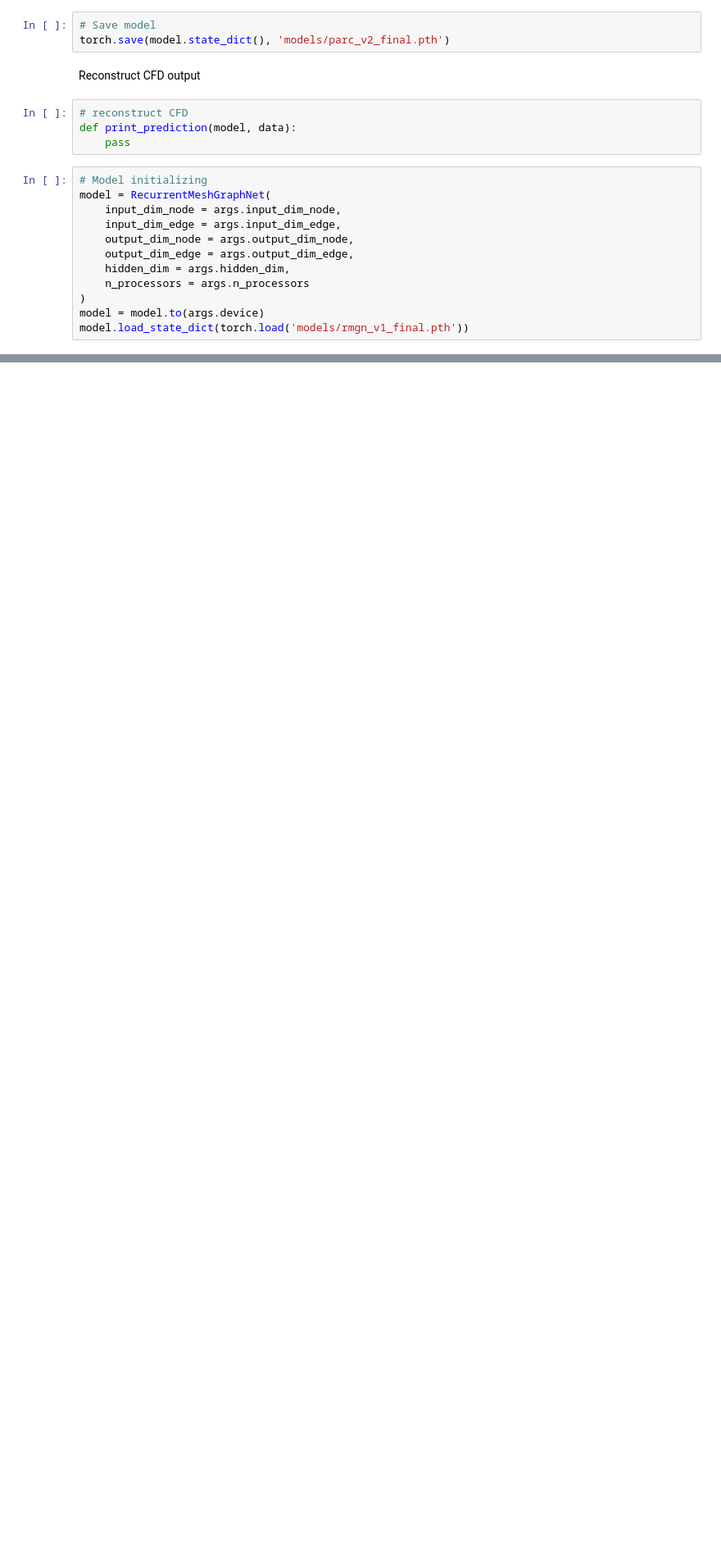
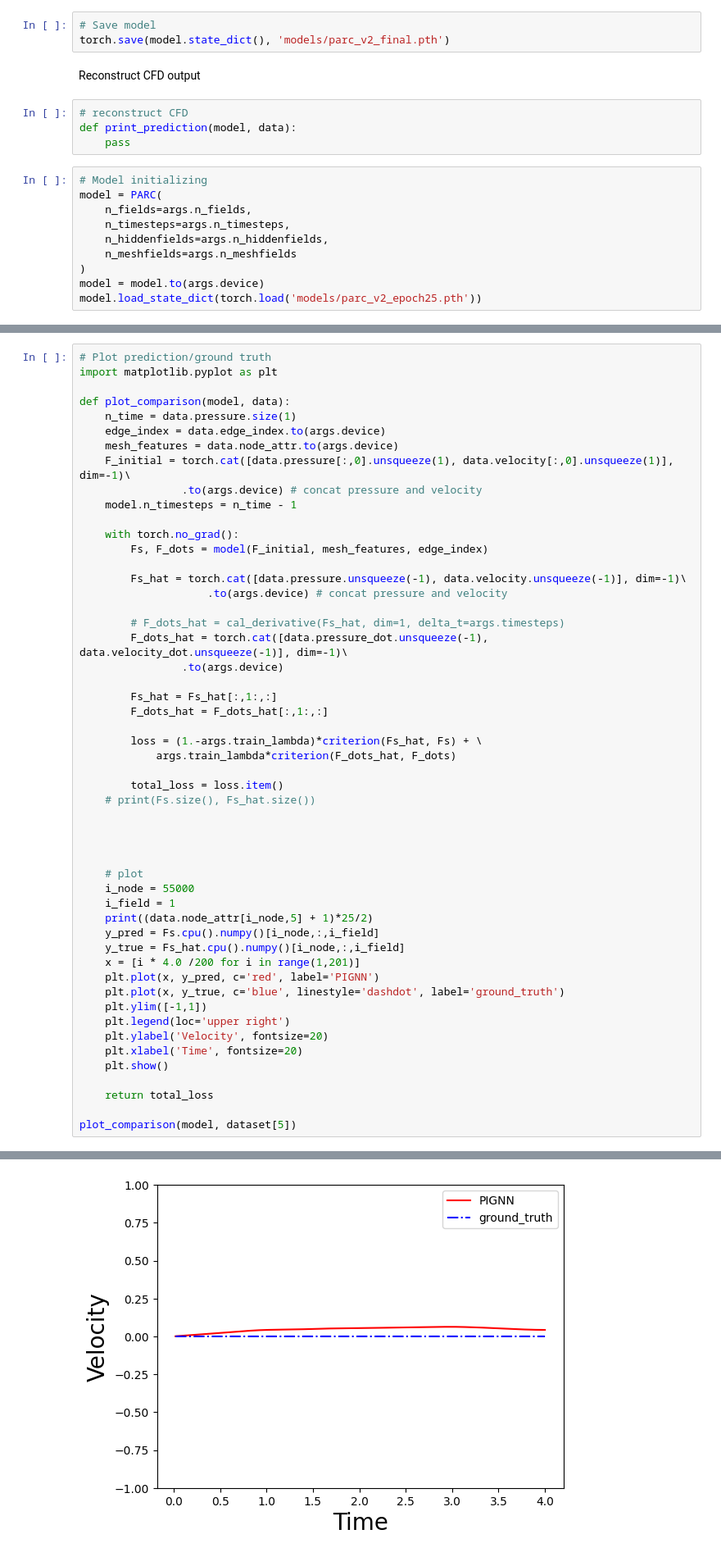
Before and after one commit to tamtran22/graph_batching, a Jupyter notebook: train1D_v3_1.ipynb, the cells around one changed output, grey strips where cells are left out. Shown at 82% size. Drawn from its saved outputs; the diff is of its cells as text; blank space fills up the shorter version.

```diff
--- a/train1D_v3_1.ipynb
+++ b/train1D_v3_1.ipynb
@@ -169,13 +197,11 @@ def print_prediction(model, data):
     pass
 # %%
 # Model initializing
-model = RecurrentMeshGraphNet(
-    input_dim_node = args.input_dim_node,
-    input_dim_edge = args.input_dim_edge,
-    output_dim_node = args.output_dim_node,
-    output_dim_edge = args.output_dim_edge,
-    hidden_dim = args.hidden_dim,
-    n_processors = args.n_processors
+model = PARC(
+    n_fields=args.n_fields,
+    n_timesteps=args.n_timesteps,
+    n_hiddenfields=args.n_hiddenfields,
+    n_meshfields=args.n_meshfields
 )
 model = model.to(args.device)
-model.load_state_dict(torch.load('models/rmgn_v1_final.pth'))
+model.load_state_dict(torch.load('models/parc_v2_epoch25.pth'))
@@ -233,0 +210,53 @@ plot_comparison(model, normalize(_dataset[40], mean, std))
+# %%
+# Plot prediction/ground truth
+import matplotlib.pyplot as plt
+
+def plot_comparison(model, data):
+    n_time = data.pressure.size(1)
+    edge_index = data.edge_index.to(args.device)
+    mesh_features = data.node_attr.to(args.device)
+    F_initial = torch.cat([data.pressure[:,0].unsqueeze(1), data.velocity[:,0].unsqueeze(1)], dim=-1)\
+                .to(args.device) # concat pressure and velocity
+    model.n_timesteps = n_time - 1
+
+    with torch.no_grad():
+        Fs, F_dots = model(F_initial, mesh_features, edge_index)
+
+        Fs_hat = torch.cat([data.pressure.unsqueeze(-1), data.velocity.unsqueeze(-1)], dim=-1)\
+                    .to(args.device) # concat pressure and velocity
+
+        # F_dots_hat = cal_derivative(Fs_hat, dim=1, delta_t=args.timesteps)
+        F_dots_hat = torch.cat([data.pressure_dot.unsqueeze(-1), data.velocity_dot.unsqueeze(-1)], dim=-1)\
+                .to(args.device)
+
+        Fs_hat = Fs_hat[:,1:,:]
+        F_dots_hat = F_dots_hat[:,1:,:]
+
+        loss = (1.-args.train_lambda)*criterion(Fs_hat, Fs) + \
+            args.train_lambda*criterion(F_dots_hat, F_dots)
+
+        total_loss = loss.item()
+    # print(Fs.size(), Fs_hat.size())
+
+
+
+
+    # plot
+    i_node = 55000
+    i_field = 1
+    print((data.node_attr[i_node,5] + 1)*25/2)
+    y_pred = Fs.cpu().numpy()[i_node,:,i_field]
+    y_true = Fs_hat.cpu().numpy()[i_node,:,i_field]
+    x = [i * 4.0 /200 for i in range(1,201)]
+    plt.plot(x, y_pred, c='red', label='PIGNN')
+    plt.plot(x, y_true, c='blue', linestyle='dashdot', label='ground_truth')
+    plt.ylim([-1,1])
+    plt.legend(loc='upper right')
+    plt.ylabel('Velocity', fontsize=20)
+    plt.xlabel('Time', fontsize=20)
+    plt.show()
+
+    return total_loss
+
+plot_comparison(model, dataset[5])
+# %% [output]
@@ -233,0 +264 @@ plot_comparison(model, normalize(_dataset[40], mean, std))
+[figure, added]
```
Also changed, not shown: parts of 9 cells of this notebook, 18 other files.
